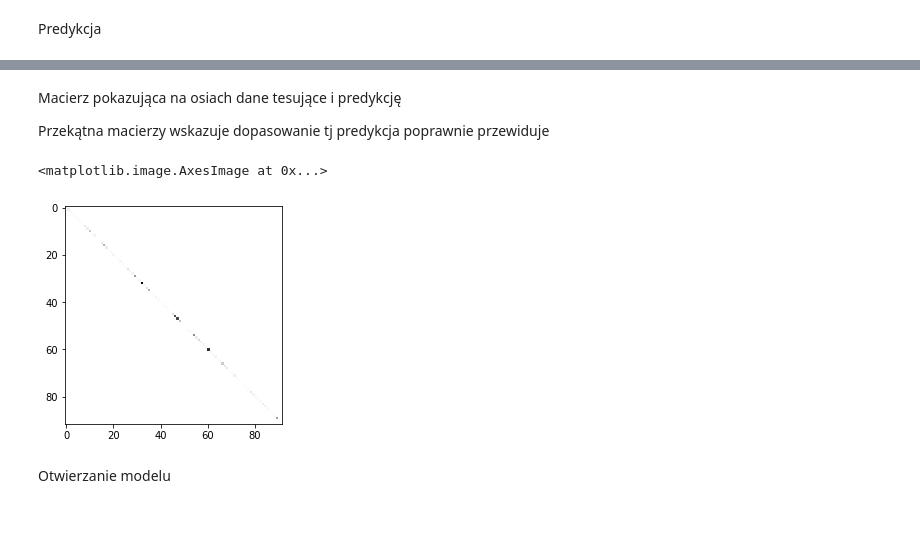
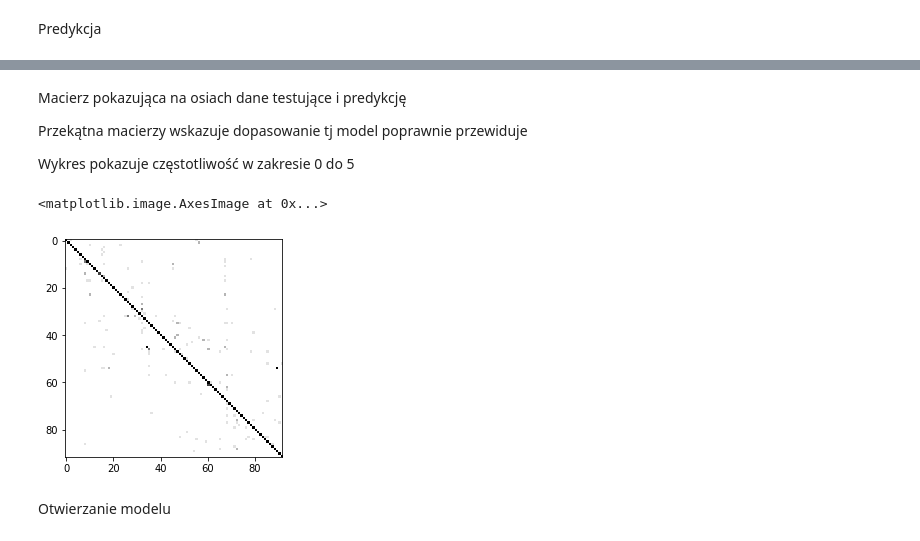
Before and after one commit to oszwilk/ArtificialIntelligenceFundamentals, a Jupyter notebook: traffic-sign2.ipynb, the cells around one changed output, grey strips where cells are left out. Saved outputs shown, nothing was run; the diff lists cells and outputs as text; code cells hidden in the pictures.

```diff
--- a/traffic-sign2.ipynb
+++ b/traffic-sign2.ipynb
@@ -234,12 +214,14 @@ array([ 0,  0,  0, ..., 91, 91, 91])
 # %% [markdown]
-Macierz pokazująca na osiach dane tesujące i predykcję
+Macierz pokazująca na osiach dane testujące i predykcję
 
-Przekątna macierzy wskazuje dopasowanie tj predykcja poprawnie przewiduje
+Przekątna macierzy wskazuje dopasowanie tj model poprawnie przewiduje
+
+Wykres pokazuje częstotliwość w zakresie 0 do 5
 # %%
 predictions = model.predict(x=test_batches)
 np.round(predictions)
 cm = confusion_matrix(y_true=test_batches.classes, y_pred=predictions.argmax(axis=-1))
-plt.imshow(cm, cmap='Greys',  interpolation='nearest')
+plt.imshow(cm, cmap='Greys',  interpolation='nearest', vmin=0, vmax=5)
 # %% [output]
 <matplotlib.image.AxesImage at 0x...>
-[figure, old version]
+[figure, new version]
```
Also changed, not shown: parts of 13 cells of this notebook.
